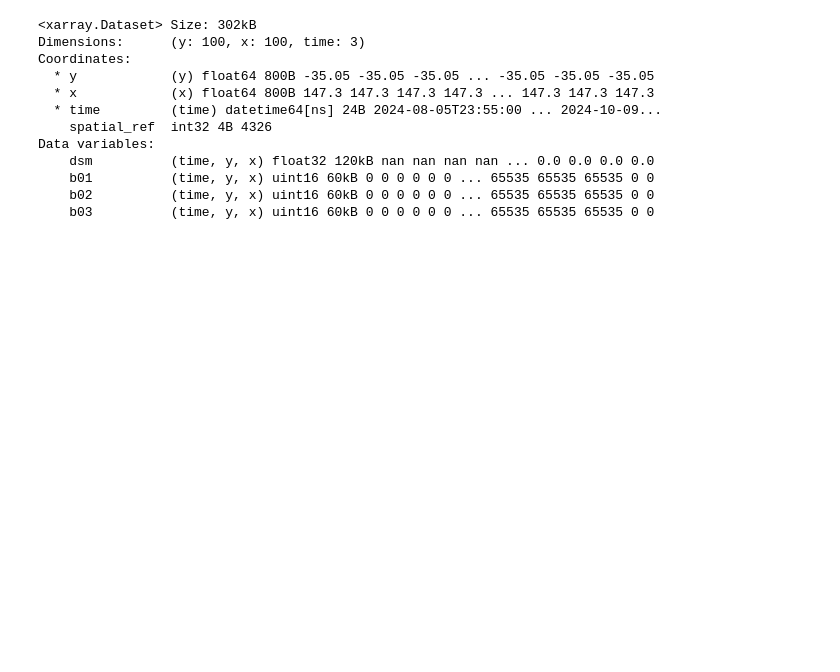
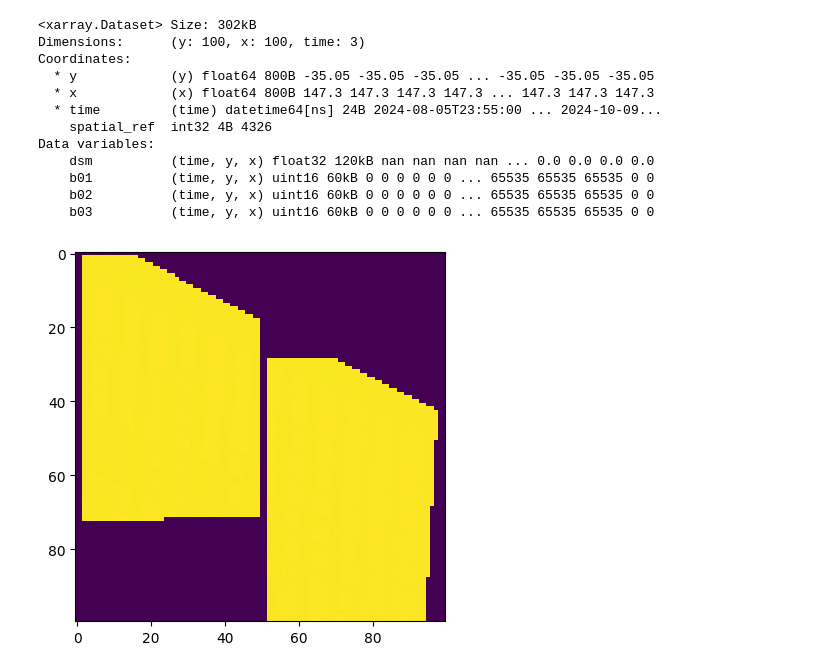
Before and after one commit to aus-plant-phenomics-network/mccn-engine, a Jupyter notebook: raster_load_demo.ipynb, the cells around one changed output. Cells and saved outputs as stored; diff of their text form; code cells hidden in the pictures; blank space fills up the shorter version.

```diff
--- a/raster_load_demo.ipynb
+++ b/raster_load_demo.ipynb
@@ -85,3 +63,8 @@ Data variables:
     b01          (time, y, x) uint16 60kB 0 0 0 0 0 0 ... 65535 65535 65535 0 0
     b02          (time, y, x) uint16 60kB 0 0 0 0 0 0 ... 65535 65535 65535 0 0
     b03          (time, y, x) uint16 60kB 0 0 0 0 0 0 ... 65535 65535 65535 0 0
+# %%
+plt.imshow(raster_ds.dsm.values[2, :, :])
+plt.show()
+# %% [output]
+[figure, added]
```
Also changed, not shown: parts of 4 cells of this notebook, 2 other files.
